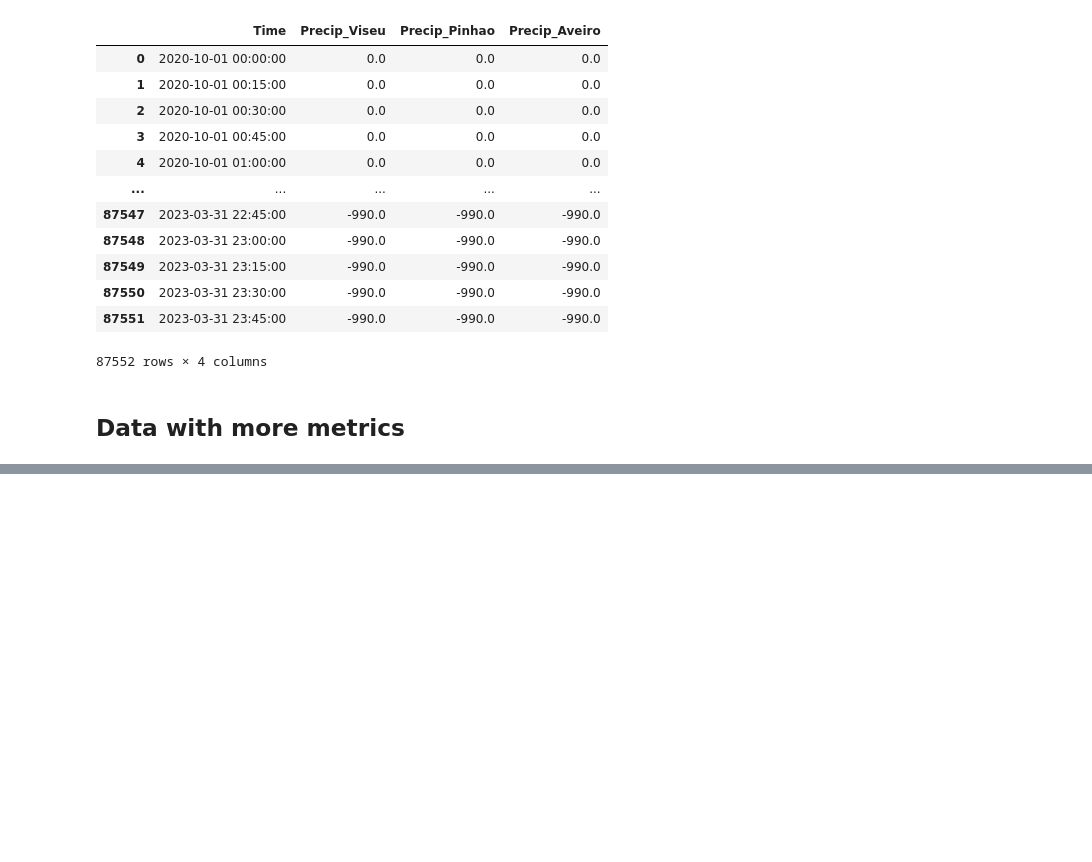
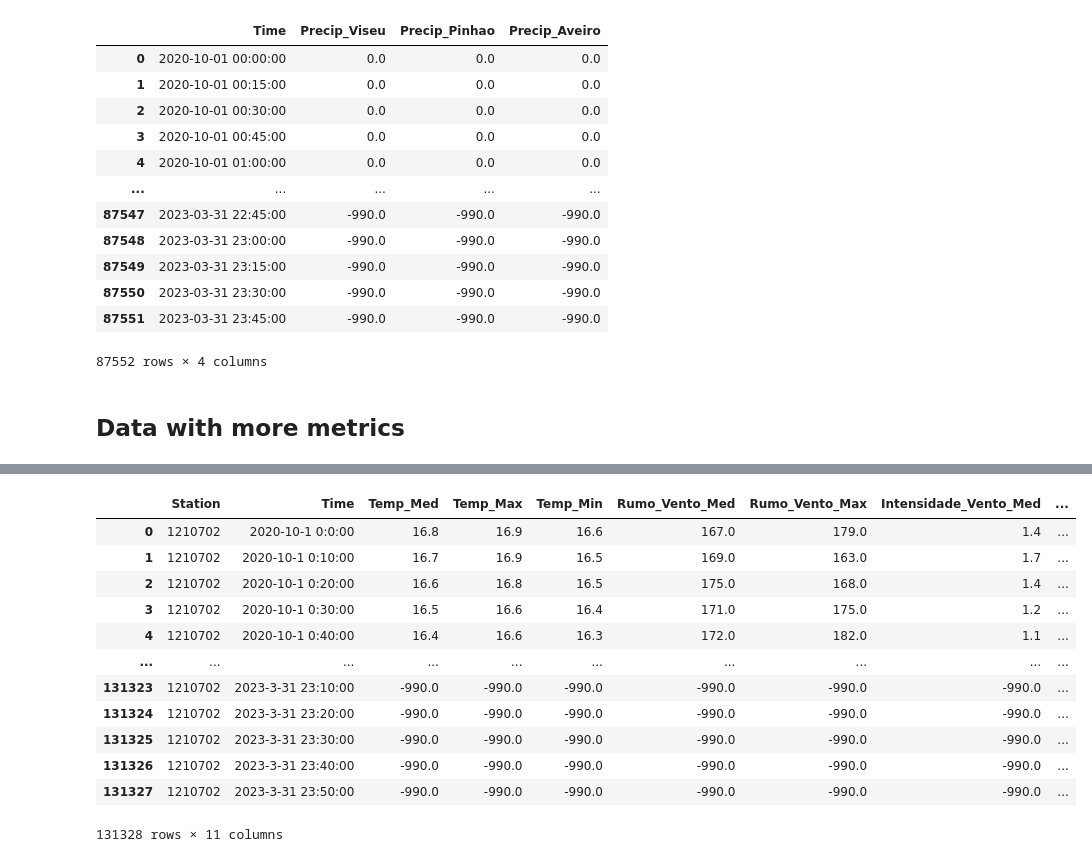
Before and after one commit to franciscomonteiro85/rec-energy-prediction-algorithm, a Jupyter notebook: Dataset_Energy_Weather_Merging.ipynb, the cells around one changed output, grey strips where cells are left out. Saved outputs shown, nothing was run; the diff lists cells and outputs as text; code cells hidden in the pictures; blank space fills up the shorter version.

```diff
--- a/Dataset_Energy_Weather_Merging.ipynb
+++ b/Dataset_Energy_Weather_Merging.ipynb
@@ -184,3 +196,17 @@ house1
 # %%
-house2
+station_aveiro
+# %% [output]
+|  | Station | Time | Temp_Med | Temp_Max | Temp_Min | Rumo_Vento_Med | Rumo_Vento_Max | Intensidade_Vento_Med | ... |
+| 0 | 1210702 | 2020-10-1 0:0:00 | 16.8 | 16.9 | 16.6 | 167.0 | 179.0 | 1.4 | ... |
+| 1 | 1210702 | 2020-10-1 0:10:00 | 16.7 | 16.9 | 16.5 | 169.0 | 163.0 | 1.7 | ... |
+| 2 | 1210702 | 2020-10-1 0:20:00 | 16.6 | 16.8 | 16.5 | 175.0 | 168.0 | 1.4 | ... |
+| 3 | 1210702 | 2020-10-1 0:30:00 | 16.5 | 16.6 | 16.4 | 171.0 | 175.0 | 1.2 | ... |
+| 4 | 1210702 | 2020-10-1 0:40:00 | 16.4 | 16.6 | 16.3 | 172.0 | 182.0 | 1.1 | ... |
+| ... | ... | ... | ... | ... | ... | ... | ... | ... | ... |
+| 131323 | 1210702 | 2023-3-31 23:10:00 | -990.0 | -990.0 | -990.0 | -990.0 | -990.0 | -990.0 | ... |
+| 131324 | 1210702 | 2023-3-31 23:20:00 | -990.0 | -990.0 | -990.0 | -990.0 | -990.0 | -990.0 | ... |
+| 131325 | 1210702 | 2023-3-31 23:30:00 | -990.0 | -990.0 | -990.0 | -990.0 | -990.0 | -990.0 | ... |
+| 131326 | 1210702 | 2023-3-31 23:40:00 | -990.0 | -990.0 | -990.0 | -990.0 | -990.0 | -990.0 | ... |
+| 131327 | 1210702 | 2023-3-31 23:50:00 | -990.0 | -990.0 | -990.0 | -990.0 | -990.0 | -990.0 | ... |
+131328 rows × 11 columns
 # %%
```
Also changed, not shown: parts of 8 cells of this notebook, 5 other files.
